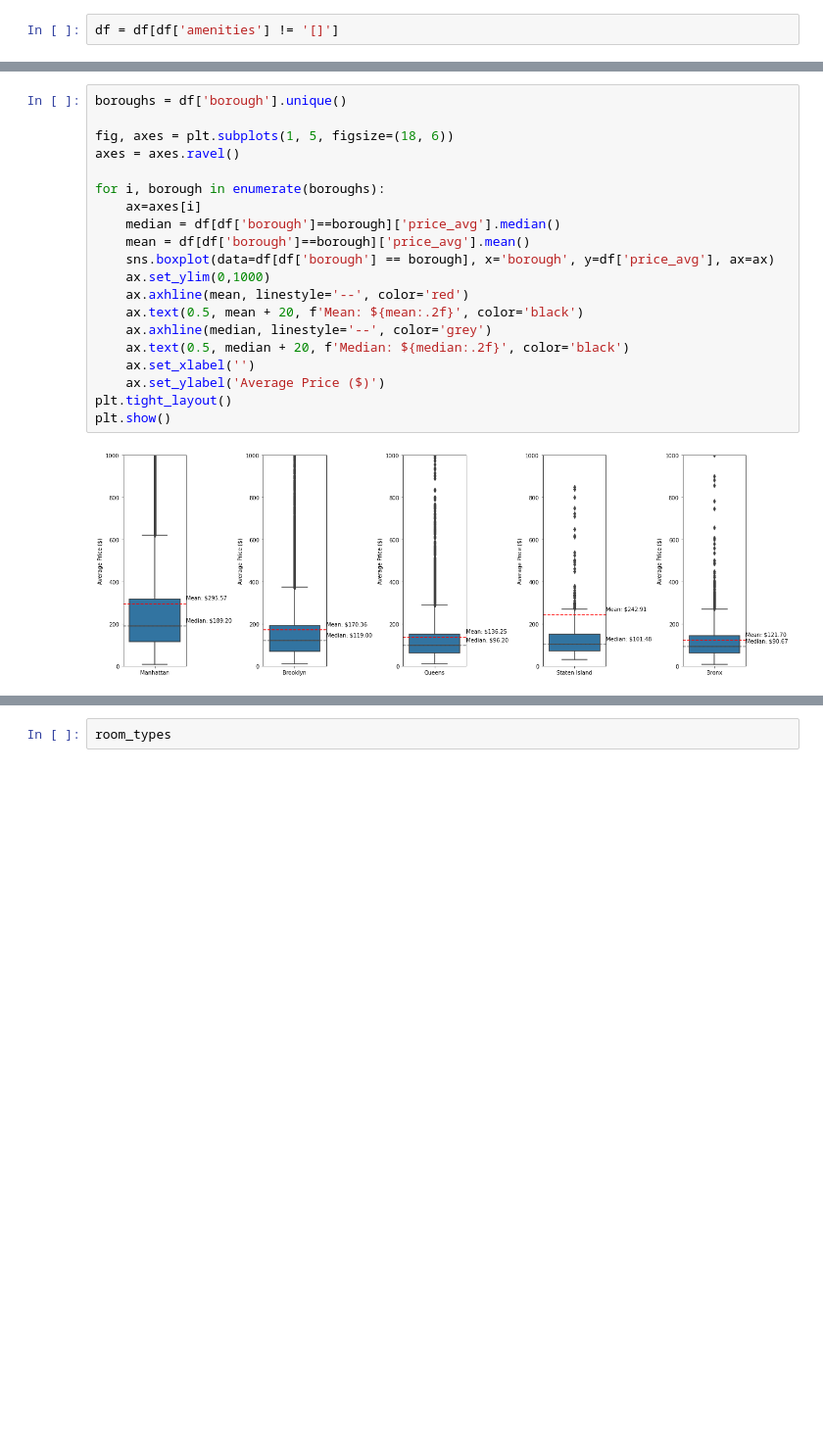
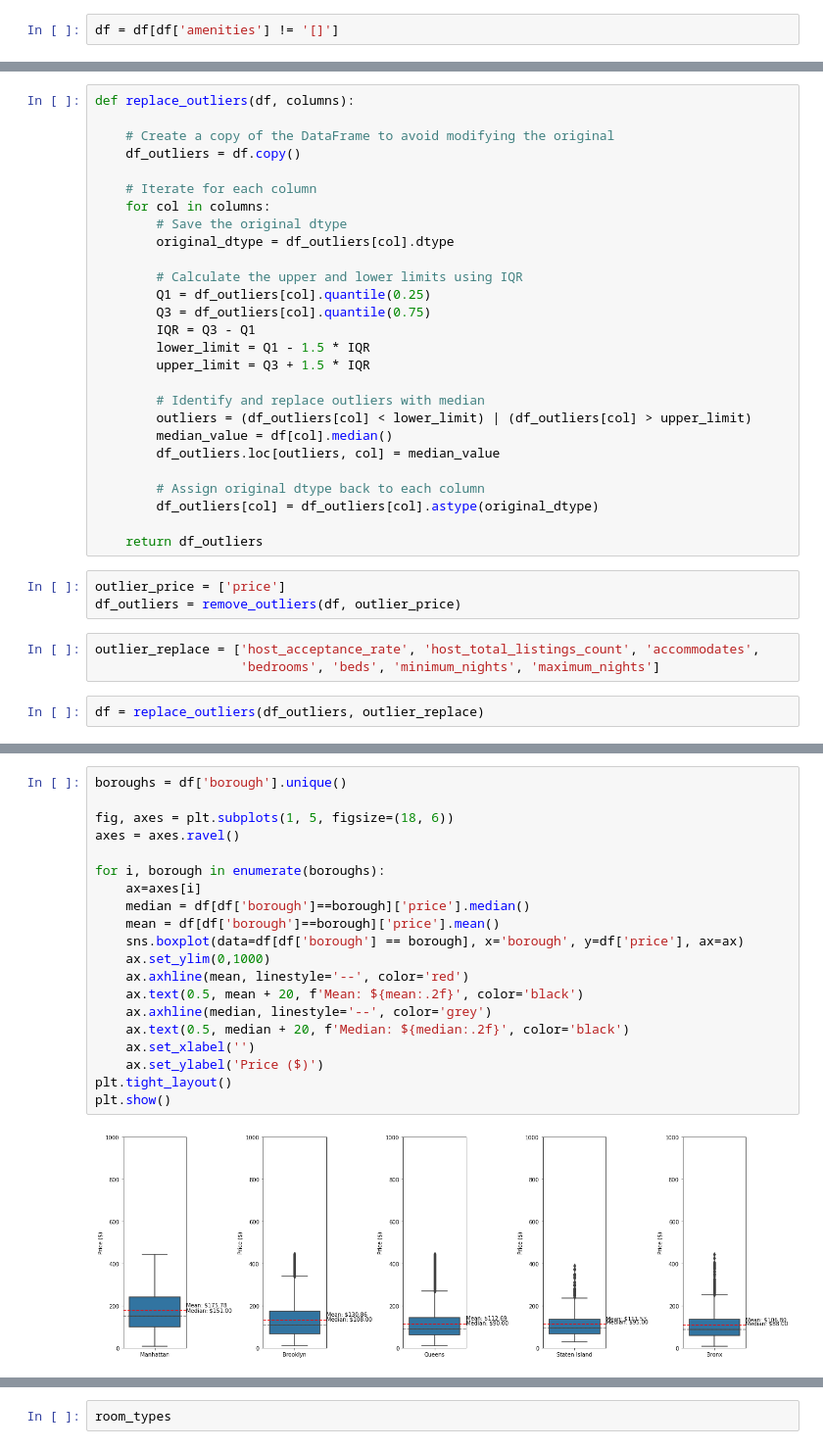
Before and after one commit to christina-hyman/Airbnb_Analysis_NYC, a Jupyter notebook: airbnb_analysis.ipynb, the cells around one changed output, grey strips where cells are left out. Shown at 98% size. Saved outputs shown, nothing was run; the diff lists cells and outputs as text; blank space fills up the shorter version.

```diff
--- a/airbnb_analysis.ipynb
+++ b/airbnb_analysis.ipynb
@@ -432,0 +332,35 @@ plt.show()
+# %%
+def replace_outliers(df, columns):
+
+    # Create a copy of the DataFrame to avoid modifying the original
+    df_outliers = df.copy()
+
+    # Iterate for each column
+    for col in columns:
+        # Save the original dtype
+        original_dtype = df_outliers[col].dtype
+
+        # Calculate the upper and lower limits using IQR
+        Q1 = df_outliers[col].quantile(0.25)
+        Q3 = df_outliers[col].quantile(0.75)
+        IQR = Q3 - Q1
+        lower_limit = Q1 - 1.5 * IQR
+        upper_limit = Q3 + 1.5 * IQR
+
+        # Identify and replace outliers with median
+        outliers = (df_outliers[col] < lower_limit) | (df_outliers[col] > upper_limit)
+        median_value = df[col].median()
+        df_outliers.loc[outliers, col] = median_value
+
+        # Assign original dtype back to each column
+        df_outliers[col] = df_outliers[col].astype(original_dtype)
+
+    return df_outliers
+# %%
+outlier_price = ['price']
+df_outliers = remove_outliers(df, outlier_price)
+# %%
+outlier_replace = ['host_acceptance_rate', 'host_total_listings_count', 'accommodates',
+                   'bedrooms', 'beds', 'minimum_nights', 'maximum_nights']
+# %%
+df = replace_outliers(df_outliers, outlier_replace)
@@ -503,22 +531,22 @@ plt.show()
 # %%
 boroughs = df['borough'].unique()
 
 fig, axes = plt.subplots(1, 5, figsize=(18, 6))
 axes = axes.ravel()
 
 for i, borough in enumerate(boroughs):
     ax=axes[i]
-    median = df[df['borough']==borough]['price_avg'].median()
-    mean = df[df['borough']==borough]['price_avg'].mean()
-    sns.boxplot(data=df[df['borough'] == borough], x='borough', y=df['price_avg'], ax=ax)
+    median = df[df['borough']==borough]['price'].median()
+    mean = df[df['borough']==borough]['price'].mean()
+    sns.boxplot(data=df[df['borough'] == borough], x='borough', y=df['price'], ax=ax)
     ax.set_ylim(0,1000)
     ax.axhline(mean, linestyle='--', color='red')
     ax.text(0.5, mean + 20, f'Mean: ${mean:.2f}', color='black')
     ax.axhline(median, linestyle='--', color='grey')
     ax.text(0.5, median + 20, f'Median: ${median:.2f}', color='black')
     ax.set_xlabel('')
-    ax.set_ylabel('Average Price ($)')
+    ax.set_ylabel('Price ($)')
 plt.tight_layout()
 plt.show()
 # %% [output]
-[figure, old version]
+[figure, new version]
```
Also changed, not shown: parts of 160 cells of this notebook.
